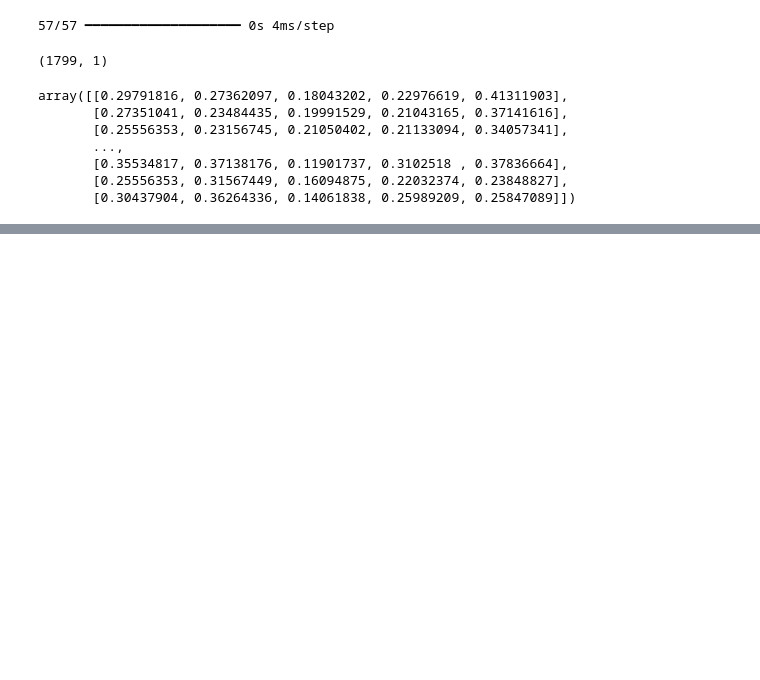
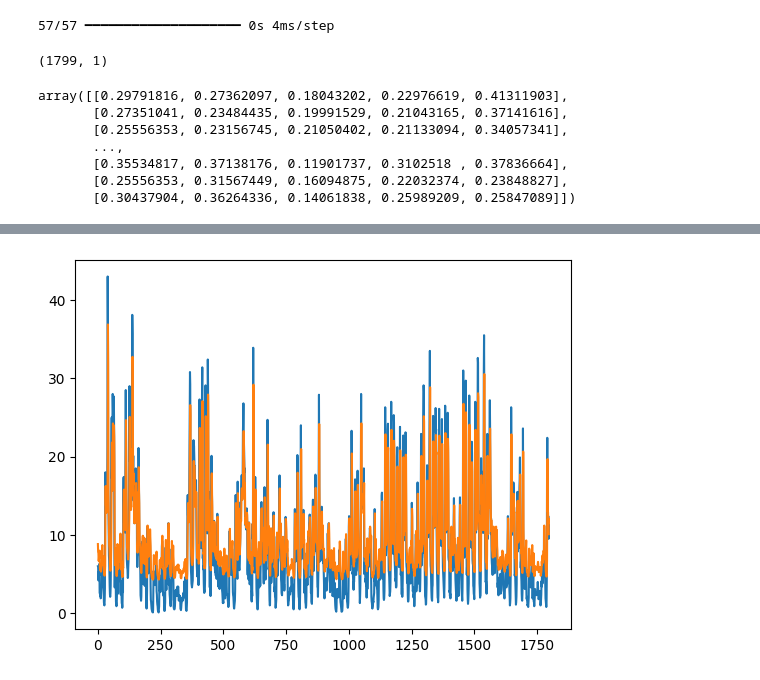
Before and after one commit to lavo2/ISPR-Midterms, a Jupyter notebook: 3/midterm3.ipynb, the cells around one changed output, grey strips where cells are left out. Drawn from its saved outputs; the diff is of its cells as text; code cells hidden in the pictures; blank space fills up the shorter version.

```diff
--- a/3/midterm3.ipynb
+++ b/3/midterm3.ipynb
@@ -350,0 +391,10 @@ plt.show()
+# %%
+# fill the distance of the 2 function with seaborn
+import seaborn as sns
+sns.lineplot(x=range(len(y_test)), y=y_test.reshape(-1))
+sns.lineplot(x=range(len(predict2)), y=predict2.reshape(-1))
+
+
+plt.show()
+# %% [output]
+[figure, added]
```
Also changed, not shown: parts of 26 cells of this notebook.
